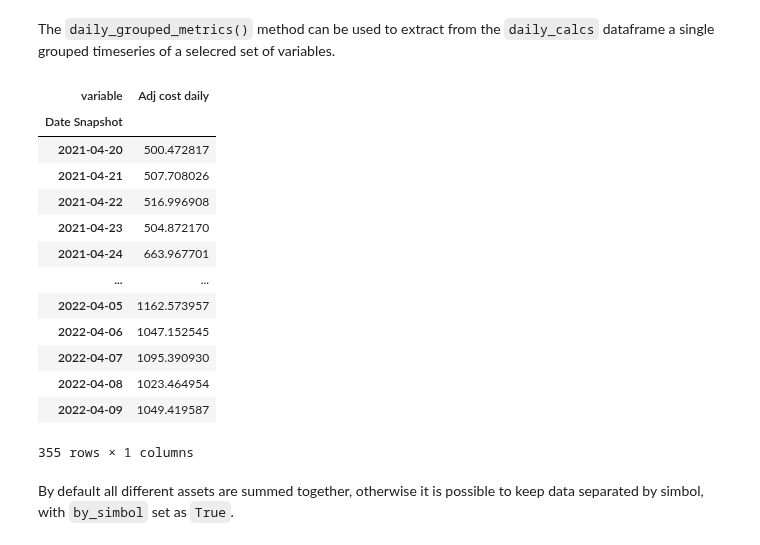
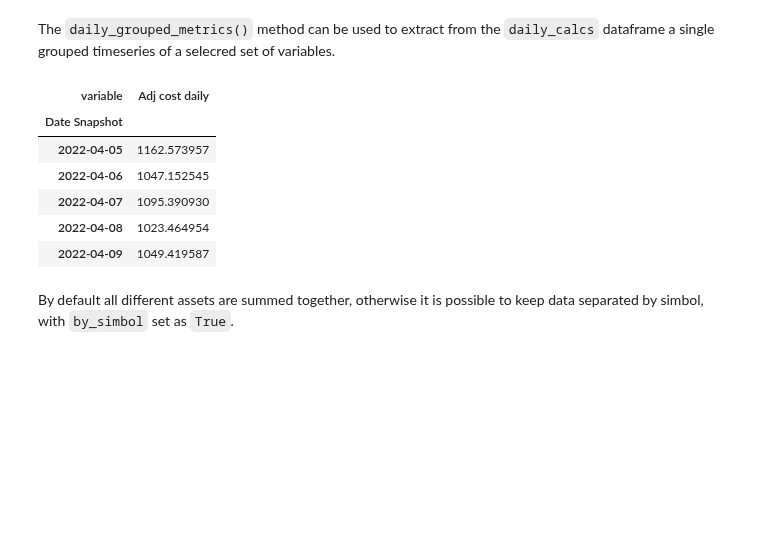
Before and after one commit to giocaizzi/surfingcrypto, a Jupyter notebook: docsrc/source/examples/portfolio_01.ipynb, the cells around one changed output. Drawn from its saved outputs; the diff is of its cells as text; code cells hidden in the pictures; blank space fills up the shorter version.

```diff
--- a/docsrc/source/examples/portfolio_01.ipynb
+++ b/docsrc/source/examples/portfolio_01.ipynb
@@ -189,22 +173,15 @@ t.daily_calcs.set_index("Date Snapshot").loc["2022-03-27"]
 # %% [markdown]
 The `daily_grouped_metrics()` method can be used to extract from the `daily_calcs` dataframe a single grouped timeseries of a selecred set of variables.
 # %%
-t.daily_grouped_metrics(["Adj cost daily"])
+t.daily_grouped_metrics(["Adj cost daily"]).tail()
 # %% [output]
 | variable | Adj cost daily |
 | Date Snapshot |  |
-| 2021-04-20 | 500.472817 |
-| 2021-04-21 | 507.708026 |
-| 2021-04-22 | 516.996908 |
-| 2021-04-23 | 504.872170 |
-| 2021-04-24 | 663.967701 |
-| ... | ... |
 | 2022-04-05 | 1162.573957 |
 | 2022-04-06 | 1047.152545 |
 | 2022-04-07 | 1095.390930 |
 | 2022-04-08 | 1023.464954 |
 | 2022-04-09 | 1049.419587 |
-355 rows × 1 columns
 # %% [markdown]
 By default all different assets are summed together, otherwise it is possible to keep data separated by simbol, with `by_simbol` set as `True`.
 # %%
```
Also changed, not shown: parts of 5 cells of this notebook, 3 other files.
